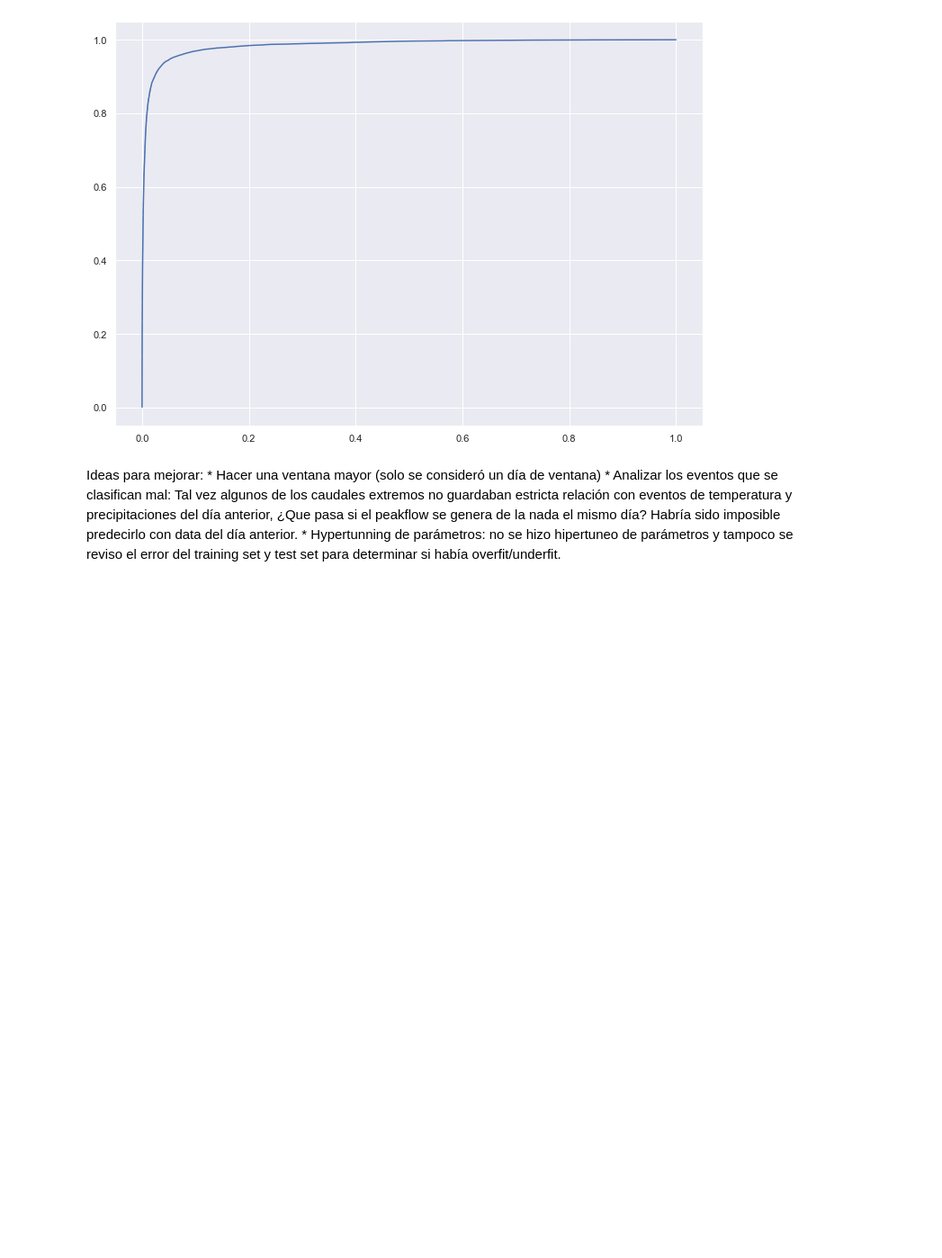
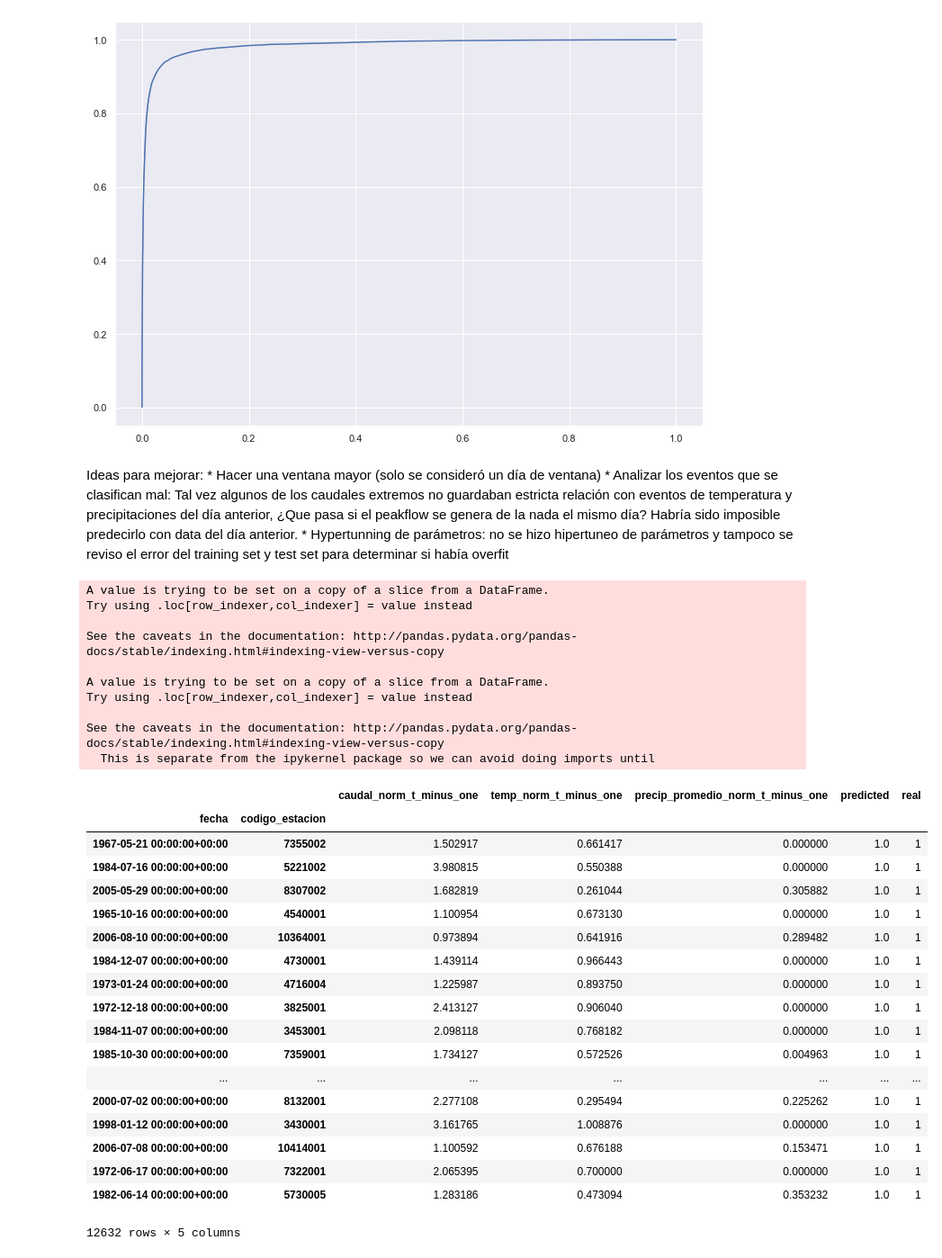
Before and after one commit to felipeacunago/SpikeChallenge, a Jupyter notebook: SpikeChallenge.ipynb, the cells around one changed output. Shown: that part at 90% size. Drawn from its saved outputs; the diff is of its cells as text; code cells hidden in the pictures; blank space fills up the shorter version.

```diff
--- a/SpikeChallenge.ipynb
+++ b/SpikeChallenge.ipynb
@@ -476,4 +470,40 @@ Debido a que es necesario predecir 70% de los casos reales este modelo SI es út
 Ideas para mejorar:
     * Hacer una ventana mayor (solo se consideró un día de ventana)
     * Analizar los eventos que se clasifican mal: Tal vez algunos de los caudales extremos no guardaban estricta relación con eventos de temperatura y precipitaciones del día anterior, ¿Que pasa si el peakflow se genera de la nada el mismo día? Habría sido imposible predecirlo con data del día anterior.
-    * Hypertunning de parámetros: no se hizo hipertuneo de parámetros y tampoco se reviso el error del training set y test set para determinar si había overfit/underfit.
+    * Hypertunning de parámetros: no se hizo hipertuneo de parámetros y tampoco se reviso el error del training set y test set para determinar si había overfit
+# %%
+# lo siguiente es solo para darle una mirada a los valores bien/mal predichos
+test = X_test
+test['predicted'] = pd.DataFrame({'predicted': y_pred}, index=X_test.index)['predicted']
+test['real'] = pd.DataFrame({'real': y_test}, index=X_test.index)['real']
+test[(test['real']==1) & (test['predicted']==1)]
+# %% [output]
+A value is trying to be set on a copy of a slice from a DataFrame.
+Try using .loc[row_indexer,col_indexer] = value instead
+
+See the caveats in the documentation: http://pandas.pydata.org/pandas-docs/stable/indexing.html#indexing-view-versus-copy
+
+A value is trying to be set on a copy of a slice from a DataFrame.
+Try using .loc[row_indexer,col_indexer] = value instead
+
+See the caveats in the documentation: http://pandas.pydata.org/pandas-docs/stable/indexing.html#indexing-view-versus-copy
+  This is separate from the ipykernel package so we can avoid doing imports until
+|  |  | caudal_norm_t_minus_one | temp_norm_t_minus_one | precip_promedio_norm_t_minus_one | predicted | real |
+| fecha | codigo_estacion |  |  |  |  |  |
+| 1967-05-21 00:00:00+00:00 | 7355002 | 1.502917 | 0.661417 | 0.000000 | 1.0 | 1 |
+| 1984-07-16 00:00:00+00:00 | 5221002 | 3.980815 | 0.550388 | 0.000000 | 1.0 | 1 |
+| 2005-05-29 00:00:00+00:00 | 8307002 | 1.682819 | 0.261044 | 0.305882 | 1.0 | 1 |
+| 1965-10-16 00:00:00+00:00 | 4540001 | 1.100954 | 0.673130 | 0.000000 | 1.0 | 1 |
+| 2006-08-10 00:00:00+00:00 | 10364001 | 0.973894 | 0.641916 | 0.289482 | 1.0 | 1 |
+| 1984-12-07 00:00:00+00:00 | 4730001 | 1.439114 | 0.966443 | 0.000000 | 1.0 | 1 |
+| 1973-01-24 00:00:00+00:00 | 4716004 | 1.225987 | 0.893750 | 0.000000 | 1.0 | 1 |
+| 1972-12-18 00:00:00+00:00 | 3825001 | 2.413127 | 0.906040 | 0.000000 | 1.0 | 1 |
+| 1984-11-07 00:00:00+00:00 | 3453001 | 2.098118 | 0.768182 | 0.000000 | 1.0 | 1 |
+| 1985-10-30 00:00:00+00:00 | 7359001 | 1.734127 | 0.572526 | 0.004963 | 1.0 | 1 |
+| ... | ... | ... | ... | ... | ... | ... |
+| 2000-07-02 00:00:00+00:00 | 8132001 | 2.277108 | 0.295494 | 0.225262 | 1.0 | 1 |
+| 1998-01-12 00:00:00+00:00 | 3430001 | 3.161765 | 1.008876 | 0.000000 | 1.0 | 1 |
+| 2006-07-08 00:00:00+00:00 | 10414001 | 1.100592 | 0.676188 | 0.153471 | 1.0 | 1 |
+| 1972-06-17 00:00:00+00:00 | 7322001 | 2.065395 | 0.700000 | 0.000000 | 1.0 | 1 |
+| 1982-06-14 00:00:00+00:00 | 5730005 | 1.283186 | 0.473094 | 0.353232 | 1.0 | 1 |
+12632 rows × 5 columns
```
Also changed, not shown: parts of 10 cells of this notebook, 1 other file.
